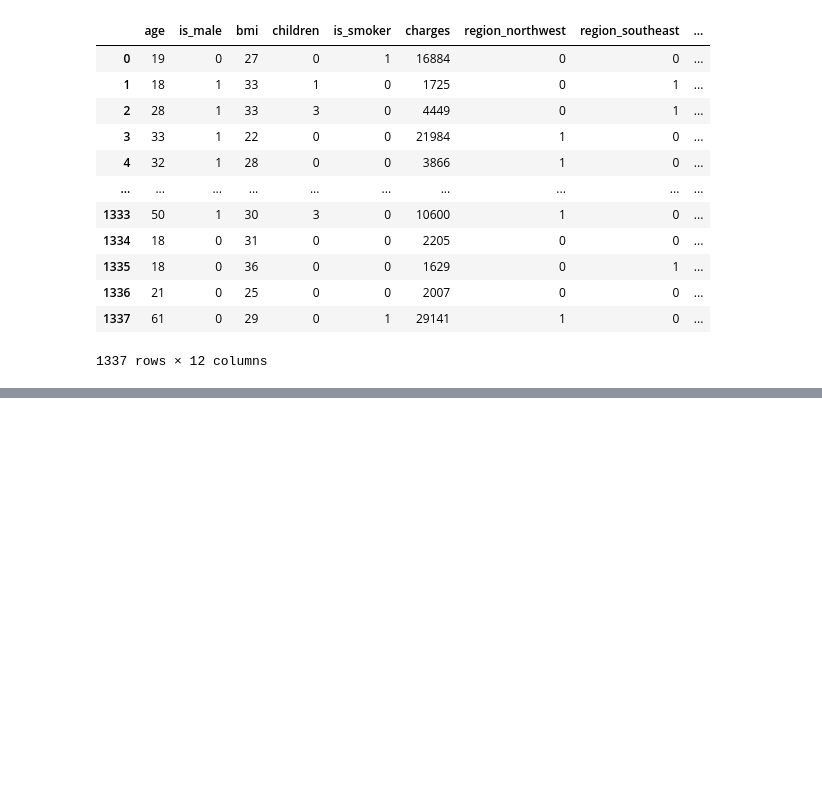
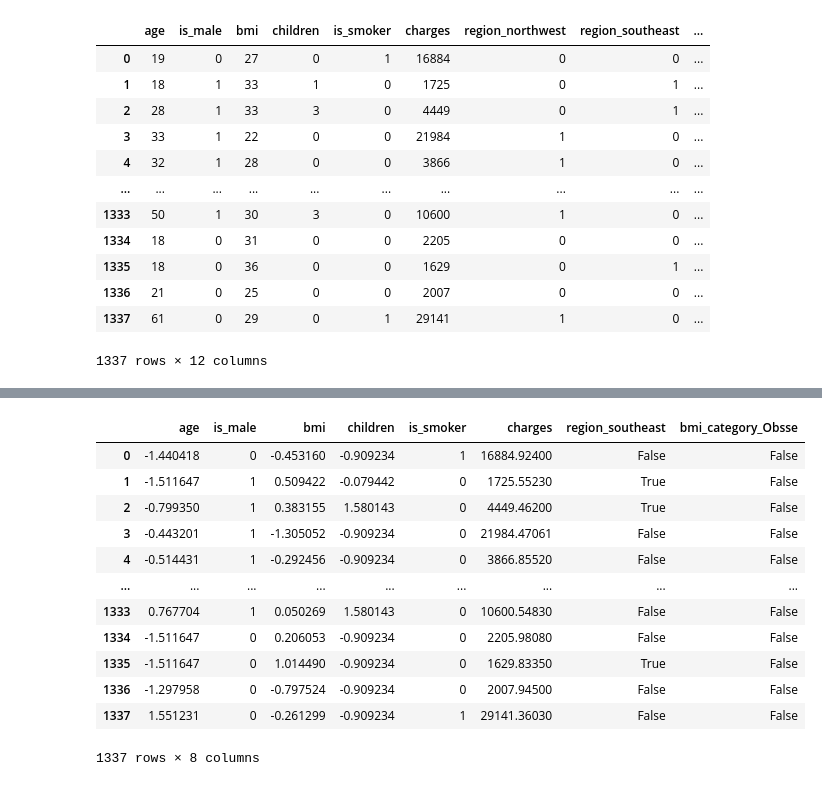
Before and after one commit to khalidkhankakar/Hands-on-Machine-Learning, a Jupyter notebook: mini project 1/main.ipynb, the cells around one changed output, grey strips where cells are left out. Cells and saved outputs as stored; diff of their text form; code cells hidden in the pictures; blank space fills up the shorter version.

Commit message:
makie final dataframe for Machine learning model

```diff
--- a/mini project 1/main.ipynb
+++ b/mini project 1/main.ipynb
@@ -199,3 +199,8 @@ new_df.astype(int)
 | 1336 | 21 | 0 | 25 | 0 | 0 | 2007 | 0 | 0 | ... |
 | 1337 | 61 | 0 | 29 | 0 | 1 | 29141 | 1 | 0 | ... |
 1337 rows × 12 columns
+# %%
+from sklearn.preprocessing import StandardScaler
+cols = ['age', 'bmi','children' ]
+scaler = StandardScaler()
+new_df[cols] = scaler.fit_transform(new_df[cols])
@@ -201,0 +250,20 @@ new_df.astype(int)
+# %%
+from scipy.stats import chi2_contingency
+
+alpha = 0.05
+
+new_df['charges_bin'] = pd.qcut(new_df['charges'], q=4, labels=False)
+chi2_result = {}
+for col in cat_features:
+    contingency = pd.crosstab(new_df[col], new_df['charges_bin'])
+    chi2_stat, p_val, _, _ = chi2_contingency(contingency)
+    decision = 'Reject Null (keep)' if p_val < alpha else 'Accept Null (Drop)'
+    chi2_result[col] = {
+        'chi2_statistics':chi2_stat,
+        'p_value':p_val,
+        'Decision':decision
+    }
+
+chi2_df = pd.DataFrame(chi2_result).T
+chi2_df = chi2_df.sort_values(by='p_value')
+chi2_df
@@ -201,0 +280,17 @@ new_df.astype(int)
+# %%
+final_df = new_df[['age', 'is_male', 'bmi', 'children', 'is_smoker', 'charges','region_southeast', 'bmi_category_Obsse']]
+final_df
+# %% [output]
+|  | age | is_male | bmi | children | is_smoker | charges | region_southeast | bmi_category_Obsse |
+| 0 | -1.440418 | 0 | -0.453160 | -0.909234 | 1 | 16884.92400 | False | False |
+| 1 | -1.511647 | 1 | 0.509422 | -0.079442 | 0 | 1725.55230 | True | False |
+| 2 | -0.799350 | 1 | 0.383155 | 1.580143 | 0 | 4449.46200 | True | False |
+| 3 | -0.443201 | 1 | -1.305052 | -0.909234 | 0 | 21984.47061 | False | False |
+| 4 | -0.514431 | 1 | -0.292456 | -0.909234 | 0 | 3866.85520 | False | False |
+| ... | ... | ... | ... | ... | ... | ... | ... | ... |
+| 1333 | 0.767704 | 1 | 0.050269 | 1.580143 | 0 | 10600.54830 | False | False |
+| 1334 | -1.511647 | 0 | 0.206053 | -0.909234 | 0 | 2205.98080 | False | False |
+| 1335 | -1.511647 | 0 | 1.014490 | -0.909234 | 0 | 1629.83350 | True | False |
+| 1336 | -1.297958 | 0 | -0.797524 | -0.909234 | 0 | 2007.94500 | False | False |
+| 1337 | 1.551231 | 0 | -0.261299 | -0.909234 | 1 | 29141.36030 | False | False |
+1337 rows × 8 columns
```
Also changed, not shown: parts of 4 cells of this notebook.
